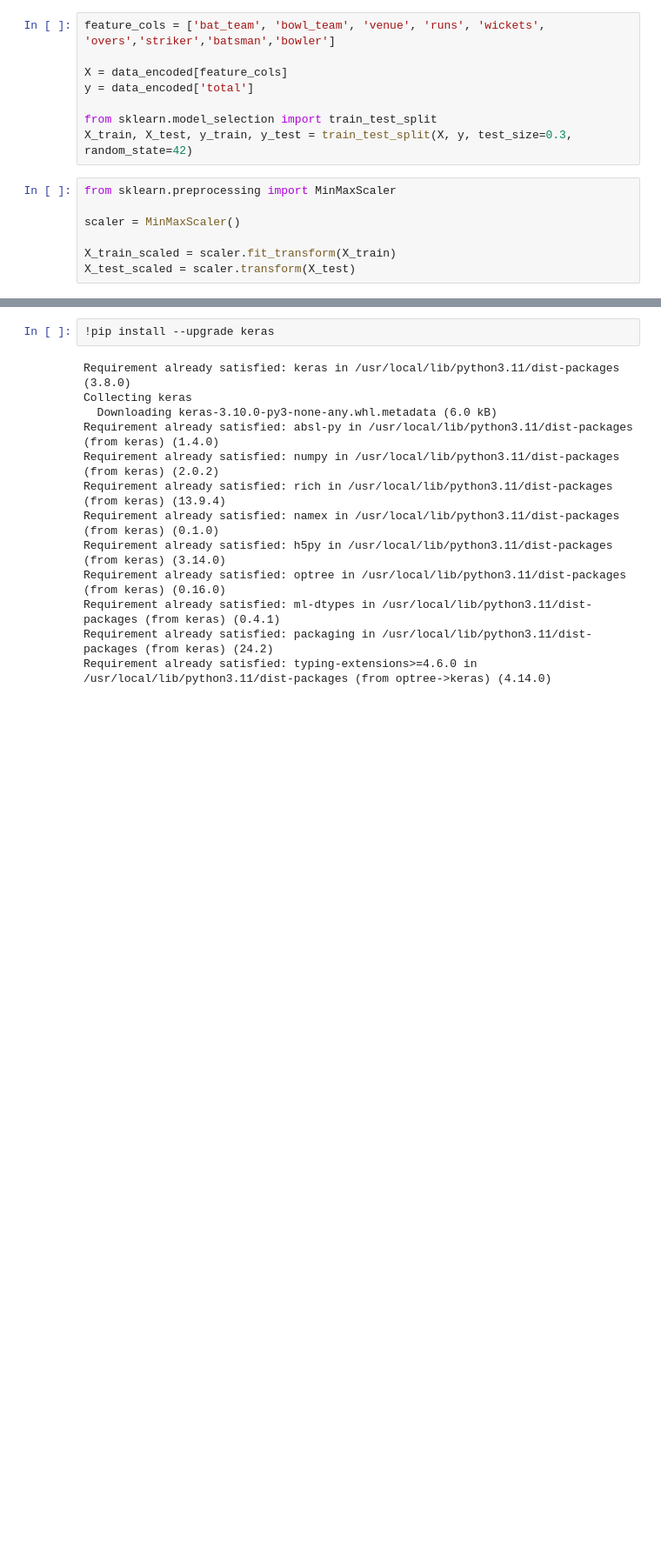
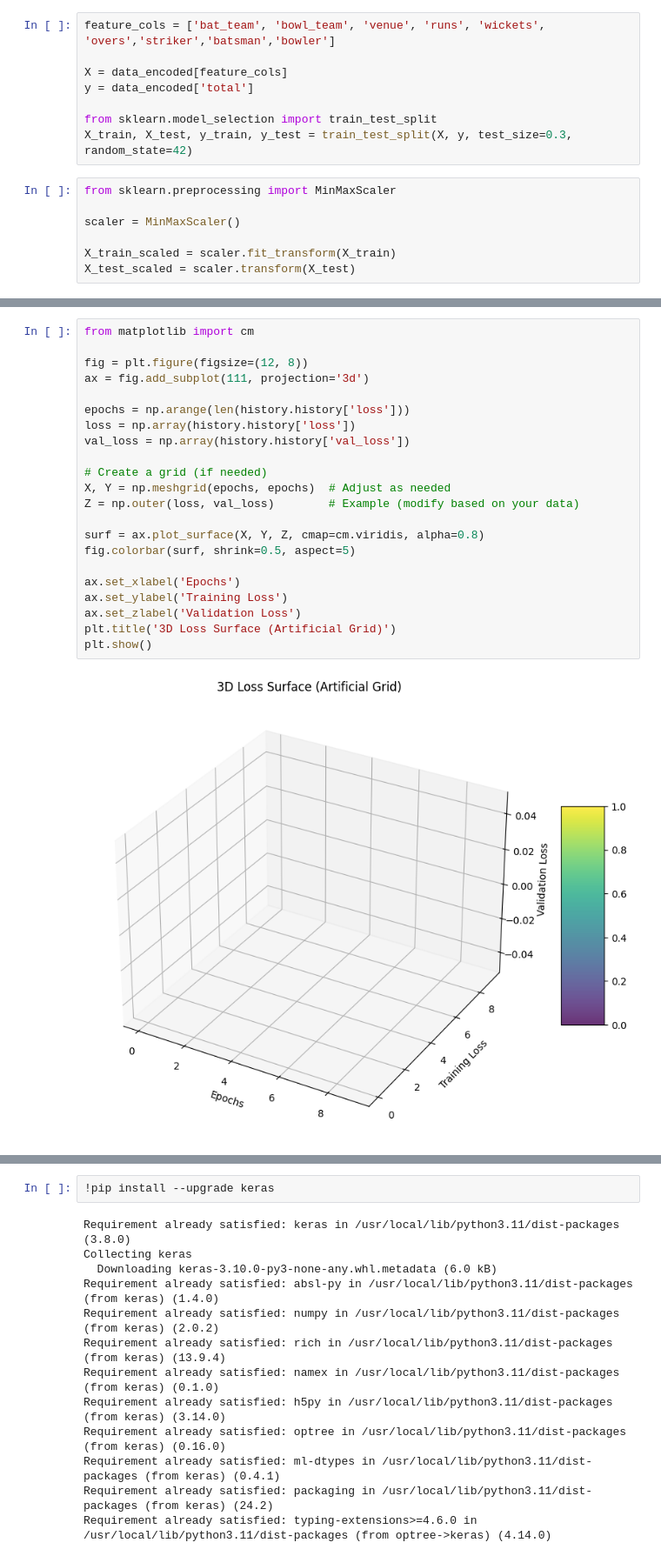
Before and after one commit to yashjagtap81/score-prediction, a Jupyter notebook: IPLScoreprediction01.ipynb, the cells around one changed output, grey strips where cells are left out. Shown: that part at 87% size. Saved outputs shown, nothing was run; the diff lists cells and outputs as text; blank space fills up the shorter version.

```diff
--- a/IPLScoreprediction01.ipynb
+++ b/IPLScoreprediction01.ipynb
@@ -166,3 +172,27 @@ plt.show()
+# %%
+from matplotlib import cm
+
+fig = plt.figure(figsize=(12, 8))
+ax = fig.add_subplot(111, projection='3d')
+
+epochs = np.arange(len(history.history['loss']))
+loss = np.array(history.history['loss'])
+val_loss = np.array(history.history['val_loss'])
+
+# Create a grid (if needed)
+X, Y = np.meshgrid(epochs, epochs)  # Adjust as needed
+Z = np.outer(loss, val_loss)        # Example (modify based on your data)
+
+surf = ax.plot_surface(X, Y, Z, cmap=cm.viridis, alpha=0.8)
+fig.colorbar(surf, shrink=0.5, aspect=5)
+
+ax.set_xlabel('Epochs')
+ax.set_ylabel('Training Loss')
+ax.set_zlabel('Validation Loss')
+plt.title('3D Loss Surface (Artificial Grid)')
+plt.show()
+# %% [output]
+[figure, added]
 # %%
 predictions = model.predict(X_test_scaled)
 
```
Also changed, not shown: parts of 10 cells of this notebook.
